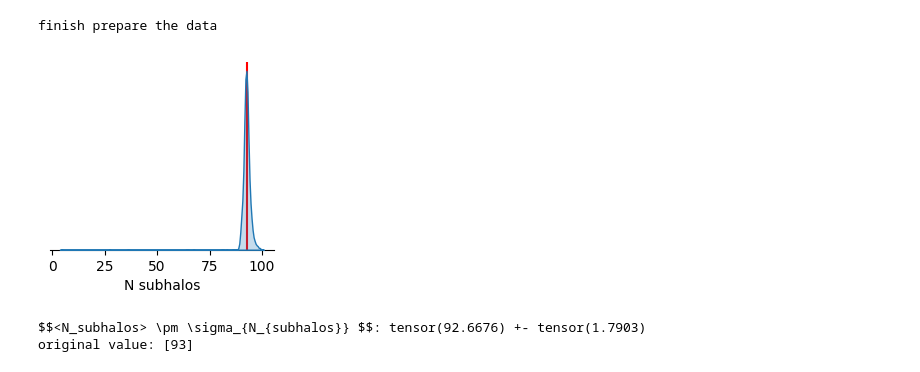
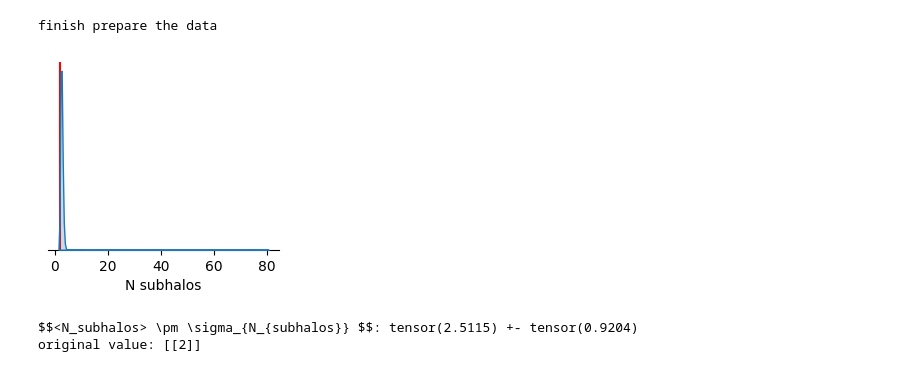
Before and after one commit to vepe99/CASBI, a Jupyter notebook: notebooks/complete_inference.ipynb, the cells around one changed output. Cells and saved outputs as stored; diff of their text form; code cells hidden in the pictures.

Commit message:
add training yaml path to be change when geenerating the training for the inference of parameters. random_state=time.time()

```diff
--- a/notebooks/complete_inference.ipynb
+++ b/notebooks/complete_inference.ipynb
@@ -69,16 +102,16 @@ finish prepare the data
 posterior = load_posterior('./ltu_ili_test/n_subhalo_finder/toy_NPE_posterior_best.pkl')
 # %%
 #evaluate posterior
-fig = evaluate_posterior(posterior, observation_path=os.path.join(inference_dir, 'N_subhalos_data/x_0.npy'), parameter_path=os.path.join(inference_dir, 'N_subhalos_data/N_subhalos_0.npy'), labels=['N subhalos'], n_samples=10000)
+fig = evaluate_posterior(posterior, observation_path=os.path.join(inference_dir, 'inference_x.npy'), parameter_path=os.path.join(inference_dir, 'inference_N_subhalos.npy'), labels=['N subhalos'], n_samples=10000)
 # %% [output]
-[figure, old version]
+[figure, new version]
 # %%
-samples = infer_observation(posterior, observation_path=os.path.join(inference_dir, 'N_subhalos_data/x_0.npy'), n_samples=10_000)
+samples = infer_observation(posterior, observation_path=os.path.join(inference_dir, 'inference_x.npy'), n_samples=10_000)
 print(r'$$<N_subhalos> \pm \sigma_{N_{subhalos}} $$:', samples.mean().cpu(), '+-', samples.std().cpu())
-print('original value:', np.load(os.path.join(inference_dir, 'N_subhalos_data/N_subhalos_0.npy')))
+print('original value:', np.load(os.path.join(inference_dir, 'inference_N_subhalos.npy')))
 # %% [output]
-$$<N_subhalos> \pm \sigma_{N_{subhalos}} $$: tensor(92.6676) +- tensor(1.7903)
-original value: [93]
+$$<N_subhalos> \pm \sigma_{N_{subhalos}} $$: tensor(2.5115) +- tensor(0.9204)
+original value: [[2]]
 # %%
 fig = calibrarion(posterior=posterior, observation_test_path=os.path.join(inference_dir, 'N_subhalos_data/x_test.npy'), parameter_test_path=os.path.join(inference_dir, 'N_subhalos_data/N_subhalos_test.npy'), n_samples=10_000, labels=['N_subhalos'])
 # %% [output]
```
Also changed, not shown: parts of 9 cells of this notebook, 2 other files.
